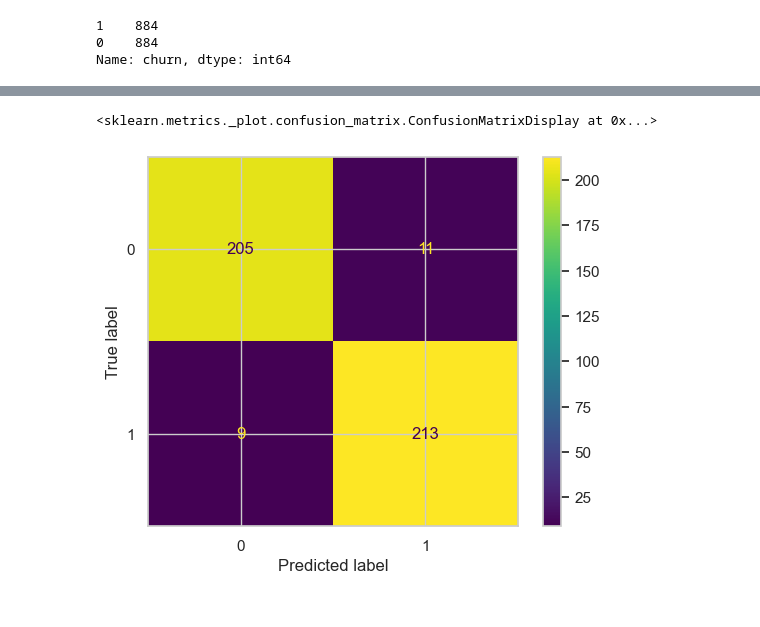
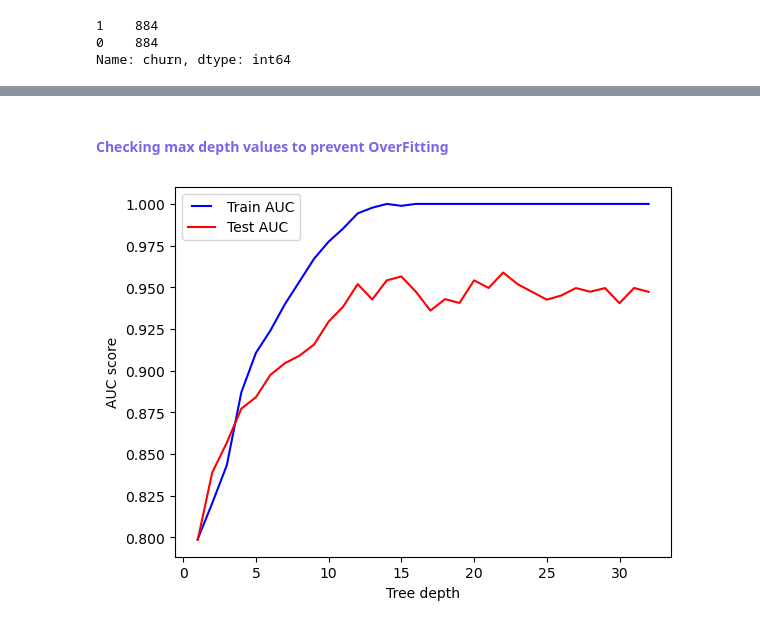
Before and after one commit to Ecevitt/case, a Jupyter notebook: Untitled.ipynb, the cells around one changed output, grey strips where cells are left out. Drawn from its saved outputs; the diff is of its cells as text; code cells hidden in the pictures.

```diff
--- a/Untitled.ipynb
+++ b/Untitled.ipynb
@@ -112,3 +77,7 @@ df["push_status"]=df["push_status"].cat.codes
+# %%
+for i in categoric:
+    if df[i].nunique()==2:
+        df[i]=le.fit_transform(df[i])
 # %%
 for column in categoric:
              df[column]=df[column].astype("category")
@@ -403,10 +374,10 @@ churn_upsampled_663 = resample(non_churn,
                            replace=True,
                            n_samples=int(len(churn)*1.5),
                            random_state=101)
-churn_arttırma = churn.sample(int(len(churn)*1.5), replace=True)
+churn_over = churn.sample(int(len(churn)*1.5), replace=True)
 
-balanced_663 = pd.concat([churn_arttırma, churn_upsampled_663])
-print(balanced_663['churn'].value_counts())
+balanced_1 = pd.concat([churn_over, churn_upsampled_663])
+print(balanced_1['churn'].value_counts())
 # %% [output]
 1    663
 0    663
@@ -590,0 +479,2 @@ sns.heatmap(mtr, mask= mask, annot=True, annot_kws={"size": 10})
+# %%
+to_drop=["discount_rate_per_visited_products","product_detail_view_per_app_session","app_sessions","desktop_transactions","push_status","location_code_415","location_code_510"]
@@ -590,0 +490,2 @@ sns.heatmap(mtr, mask= mask, annot=True, annot_kws={"size": 10})
+# %%
+balanced_1.drop(to_drop,axis=1,inplace=True)
@@ -639,5 +524,31 @@ plot_confusion_matrix(Rndfr,X_test,y_test)
-# %%
-plot_confusion_matrix(Rndfr,X_test,y_test)
-# %% [output]
-<sklearn.metrics._plot.confusion_matrix.ConfusionMatrixDisplay at 0x...>
-[figure, removed]
+# %% [markdown]
+#### <font color = #7C63EE> Checking max depth values to prevent OverFitting
+# %%
+from sklearn.metrics import roc_curve, auc
+false_positive_rate, true_positive_rate, thresholds = roc_curve(y_test, y_pred)
+roc_auc = auc(false_positive_rate, true_positive_rate)
+roc_auc
+
+max_depths = np.linspace(1, 32, 32, endpoint=True)
+train_results = []
+test_results = []
+for max_depth in max_depths:
+    rf_model = RandomForestClassifier(max_depth=max_depth, n_jobs=-1)
+    rf_model.fit(X_train, y_train)
+    train_pred = rf_model.predict(X_train)
+    false_positive_rate, true_positive_rate, thresholds = roc_curve(y_train, train_pred)
+    roc_auc = auc(false_positive_rate, true_positive_rate)
+    train_results.append(roc_auc)
+    y_pred = rf_model.predict(X_test)
+    false_positive_rate, true_positive_rate, thresholds = roc_curve(y_test, y_pred)
+    roc_auc = auc(false_positive_rate, true_positive_rate)
+    test_results.append(roc_auc)
+from matplotlib.legend_handler import HandlerLine2D
+line1, = plt.plot(max_depths, train_results, "b", label="Train AUC")
+line2, = plt.plot(max_depths, test_results, "r", label="Test AUC")
+plt.legend(handler_map={line1: HandlerLine2D(numpoints=2)})
+plt.ylabel("AUC score")
+plt.xlabel("Tree depth")
+plt.show()
+# %% [output]
+[figure, added]
```
Also changed, not shown: parts of 113 cells of this notebook.
